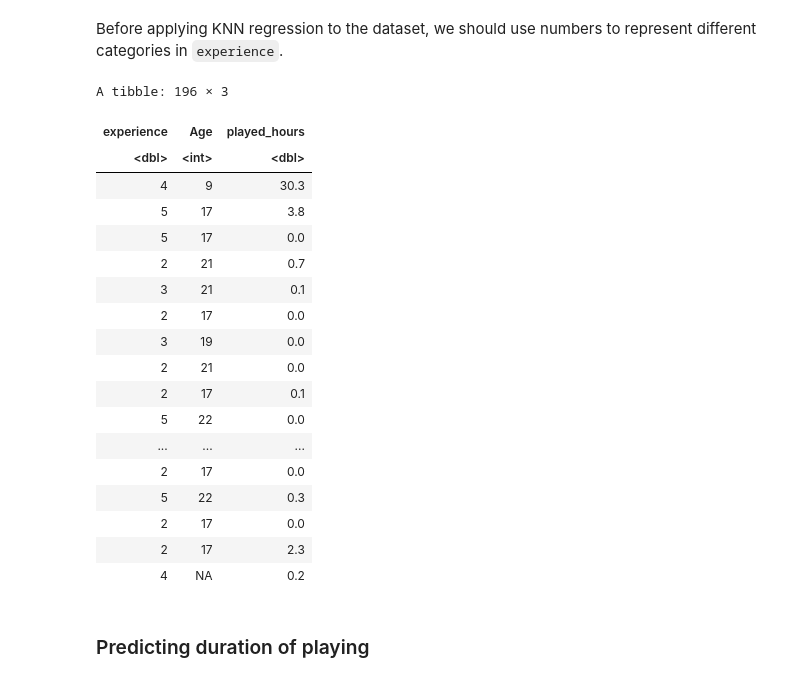
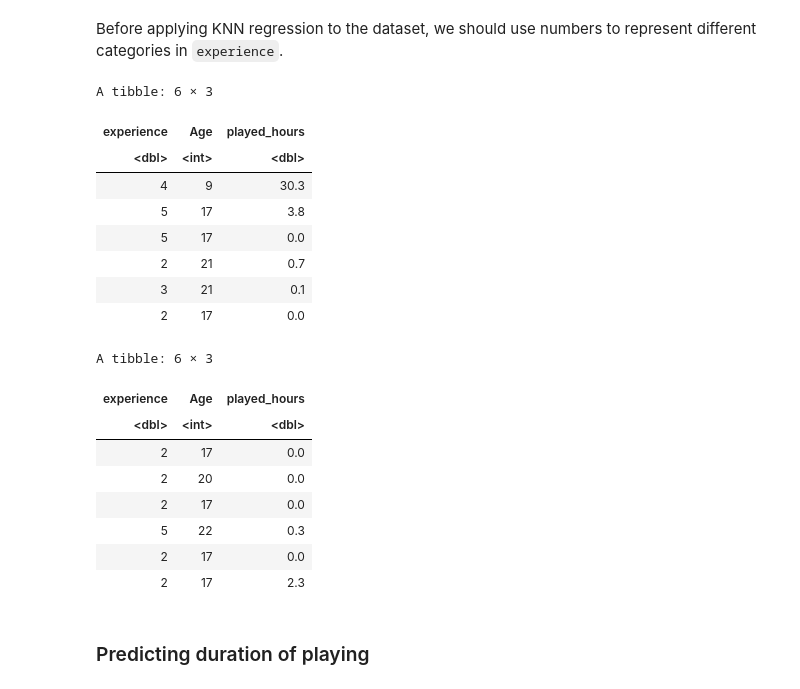
Before and after one commit to jamiekyh/dsci100_project, a Jupyter notebook: dsci100_group_project.ipynb, the cells around one changed output. Drawn from its saved outputs; the diff is of its cells as text; code cells hidden in the pictures.

```diff
--- a/dsci100_group_project.ipynb
+++ b/dsci100_group_project.ipynb
@@ -168,7 +169,8 @@ In this case, since we are predicting playing duration from player age and exper
 Below, we create a more targeted object containing only those three variables:
 # %%
 target_players <- tidy_players |>
-    select(experience, Age, played_hours)
+    select(experience, Age, played_hours) |>
+    na.omit(tidy_players)
 head(target_players)
 # %% [output]
 A tibble: 6 × 3
@@ -261,32 +265,32 @@ Before applying KNN regression to the dataset, we should use numbers to represen
 # %%
 target_players <- target_players |>
                   mutate(experience = recode(experience,
                                              "Beginner" = 1,
                                              "Amateur" = 2,
                                              "Regular" = 3,
                                              "Pro" = 4,
                                              "Veteran" = 5))
-target_players
+head(target_players)
+tail(target_players)
 # %% [output]
-A tibble: 196 × 3
+A tibble: 6 × 3
 | experience | Age | played_hours |
 | <dbl> | <int> | <dbl> |
 | 4 | 9 | 30.3 |
 | 5 | 17 | 3.8 |
 | 5 | 17 | 0.0 |
 | 2 | 21 | 0.7 |
 | 3 | 21 | 0.1 |
 | 2 | 17 | 0.0 |
-| 3 | 19 | 0.0 |
-| 2 | 21 | 0.0 |
-| 2 | 17 | 0.1 |
-| 5 | 22 | 0.0 |
-| ... | ... | ... |
-| 2 | 17 | 0.0 |
-| 5 | 22 | 0.3 |
-| 2 | 17 | 0.0 |
-| 2 | 17 | 2.3 |
-| 4 | NA | 0.2 |
+A tibble: 6 × 3
+| experience | Age | played_hours |
+| <dbl> | <int> | <dbl> |
+| 2 | 17 | 0.0 |
+| 2 | 20 | 0.0 |
+| 2 | 17 | 0.0 |
+| 5 | 22 | 0.3 |
+| 2 | 17 | 0.0 |
+| 2 | 17 | 2.3 |
 # %% [markdown]
 ### Predicting duration of playing
 # %% [markdown]
```
Also changed, not shown: parts of 16 cells of this notebook.
